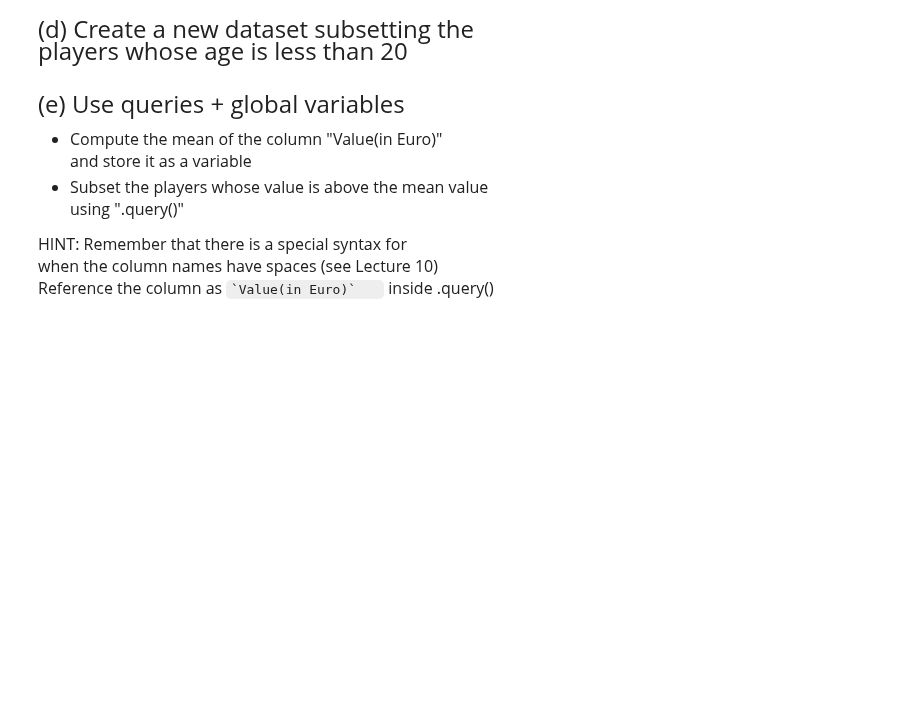
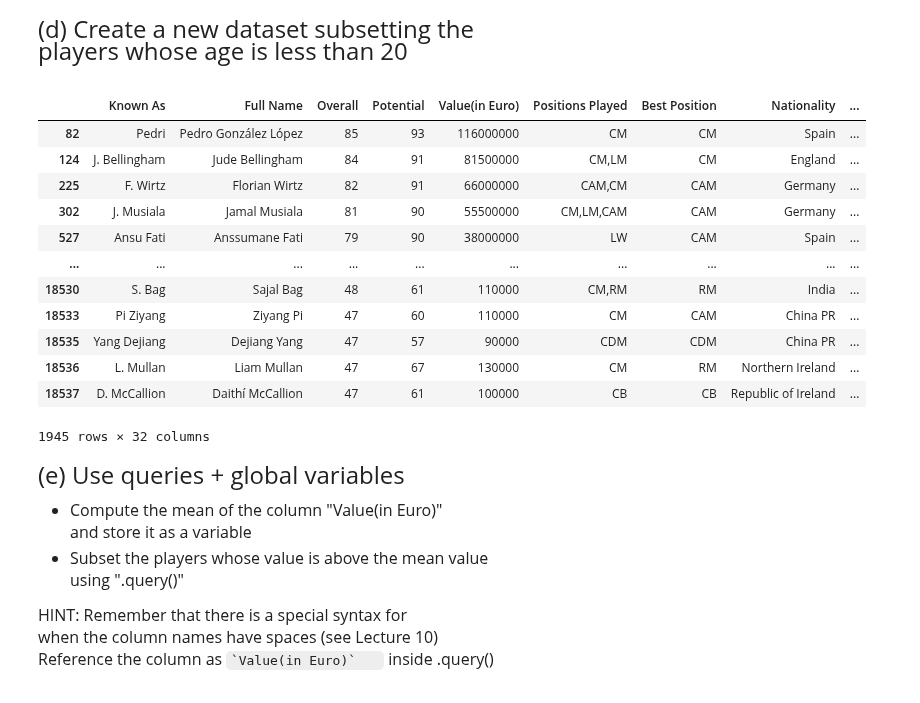
Before and after one commit to pmajumd/datasci530fall2026, a Jupyter notebook: Lecture 02/Lecture 2 - Exercises.ipynb, the cells around one changed output. Saved outputs shown, nothing was run; the diff lists cells and outputs as text; code cells hidden in the pictures; blank space fills up the shorter version.

```diff
--- a/Lecture 02/Lecture 2 - Exercises.ipynb
+++ b/Lecture 02/Lecture 2 - Exercises.ipynb
@@ -102,6 +238,24 @@ For questions (d) through (f) mport the dataset <br>
 players whose age is less than 20
 # %%
 # Write your own code
+
+
+fifa_under20 = fifa.query("Age < 20")
+display(fifa_under20)
+# %% [output]
+|  | Known As | Full Name | Overall | Potential | Value(in Euro) | Positions Played | Best Position | Nationality | ... |
+| 82 | Pedri | Pedro González López | 85 | 93 | 116000000 | CM | CM | Spain | ... |
+| 124 | J. Bellingham | Jude Bellingham | 84 | 91 | 81500000 | CM,LM | CM | England | ... |
+| 225 | F. Wirtz | Florian Wirtz | 82 | 91 | 66000000 | CAM,CM | CAM | Germany | ... |
+| 302 | J. Musiala | Jamal Musiala | 81 | 90 | 55500000 | CM,LM,CAM | CAM | Germany | ... |
+| 527 | Ansu Fati | Anssumane Fati | 79 | 90 | 38000000 | LW | CAM | Spain | ... |
+| ... | ... | ... | ... | ... | ... | ... | ... | ... | ... |
+| 18530 | S. Bag | Sajal Bag | 48 | 61 | 110000 | CM,RM | RM | India | ... |
+| 18533 | Pi Ziyang | Ziyang Pi | 47 | 60 | 110000 | CM | CAM | China PR | ... |
+| 18535 | Yang Dejiang | Dejiang Yang | 47 | 57 | 90000 | CDM | CDM | China PR | ... |
+| 18536 | L. Mullan | Liam Mullan | 47 | 67 | 130000 | CM | RM | Northern Ireland | ... |
+| 18537 | D. McCallion | Daithí McCallion | 47 | 61 | 100000 | CB | CB | Republic of Ireland | ... |
+1945 rows × 32 columns
 # %% [markdown]
 <font size = "5">
 
```
Also changed, not shown: parts of 23 cells of this notebook, 12 other files.
